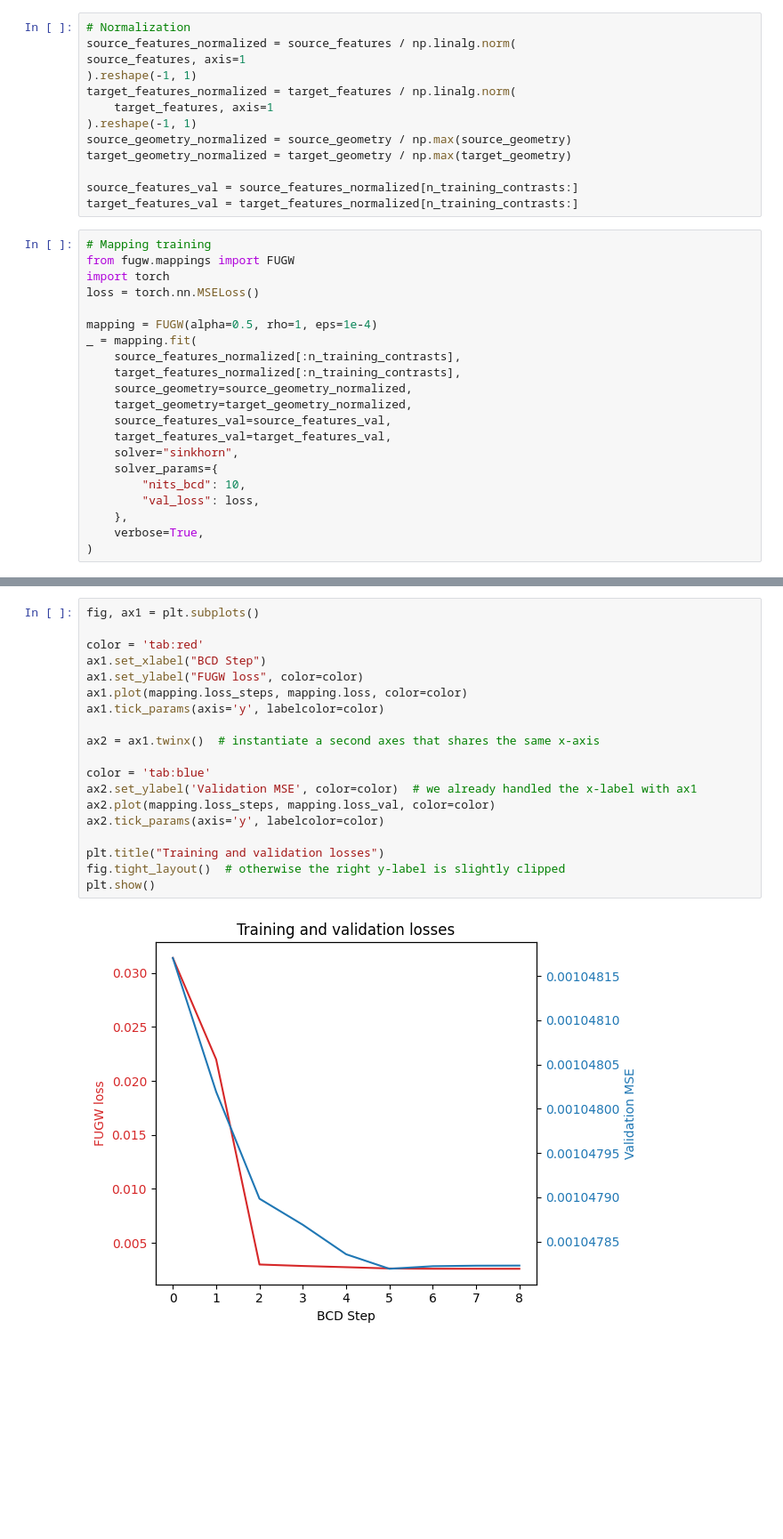
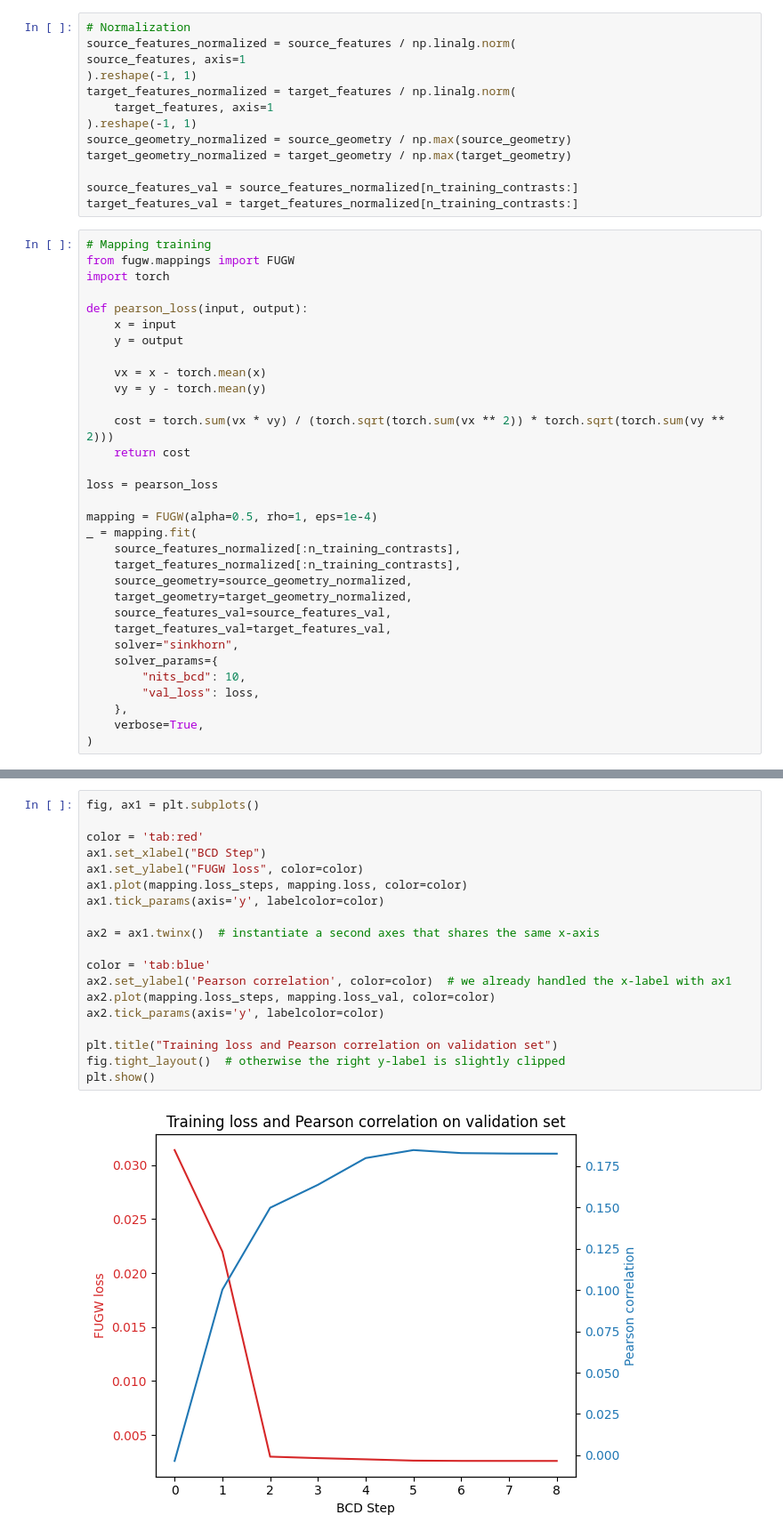
Before and after one commit to alexisthual/fugw, a Jupyter notebook: examples/02_volumetric_alignment/with_validation.ipynb, the cells around one changed output, grey strips where cells are left out. Shown at 89% size. Drawn from its saved outputs; the diff is of its cells as text; blank space fills up the shorter version.

Commit message:
Add pearson correlation

```diff
--- a/examples/02_volumetric_alignment/with_validation.ipynb
+++ b/examples/02_volumetric_alignment/with_validation.ipynb
@@ -68,7 +68,18 @@ target_features_val = target_features_normalized[n_training_contrasts:]
 # Mapping training
 from fugw.mappings import FUGW
 import torch
-loss = torch.nn.MSELoss()
+
+def pearson_loss(input, output):
+    x = input
+    y = output
+
+    vx = x - torch.mean(x)
+    vy = y - torch.mean(y)
+
+    cost = torch.sum(vx * vy) / (torch.sqrt(torch.sum(vx ** 2)) * torch.sqrt(torch.sum(vy ** 2)))
+    return cost
+
+loss = pearson_loss
 
 mapping = FUGW(alpha=0.5, rho=1, eps=1e-4)
 _ = mapping.fit(
@@ -103,21 +114,21 @@ _ = mapping.fit(
 # %%
 fig, ax1 = plt.subplots()
 
 color = 'tab:red'
 ax1.set_xlabel("BCD Step")
 ax1.set_ylabel("FUGW loss", color=color)
 ax1.plot(mapping.loss_steps, mapping.loss, color=color)
 ax1.tick_params(axis='y', labelcolor=color)
 
 ax2 = ax1.twinx()  # instantiate a second axes that shares the same x-axis
 
 color = 'tab:blue'
-ax2.set_ylabel('Validation MSE', color=color)  # we already handled the x-label with ax1
+ax2.set_ylabel('Pearson correlation', color=color)  # we already handled the x-label with ax1
 ax2.plot(mapping.loss_steps, mapping.loss_val, color=color)
 ax2.tick_params(axis='y', labelcolor=color)
 
-plt.title("Training and validation losses")
+plt.title("Training loss and Pearson correlation on validation set")
 fig.tight_layout()  # otherwise the right y-label is slightly clipped
 plt.show()
 # %% [output]
-[figure, old version]
+[figure, new version]
```
Also changed, not shown: parts of 1 cell of this notebook.
